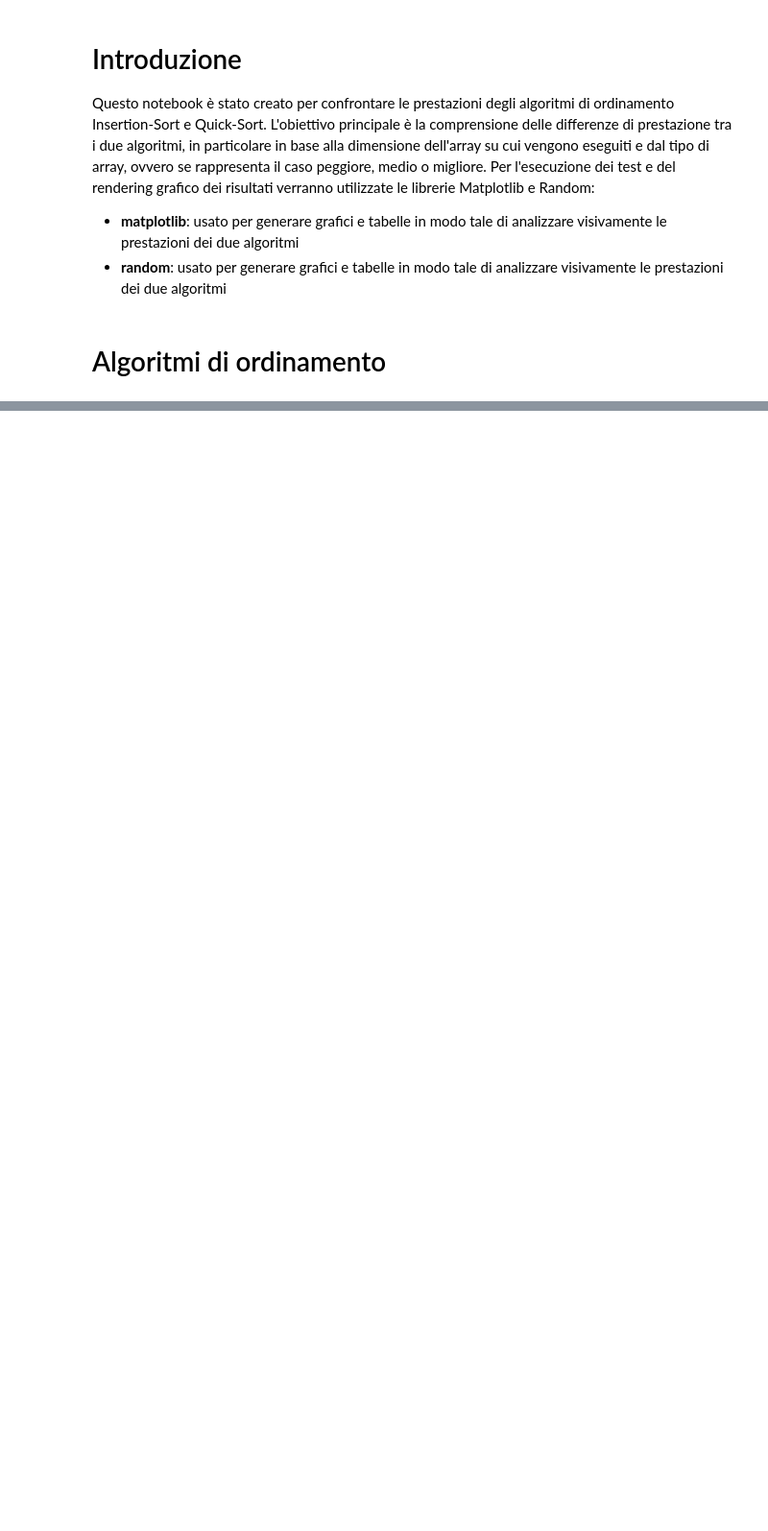
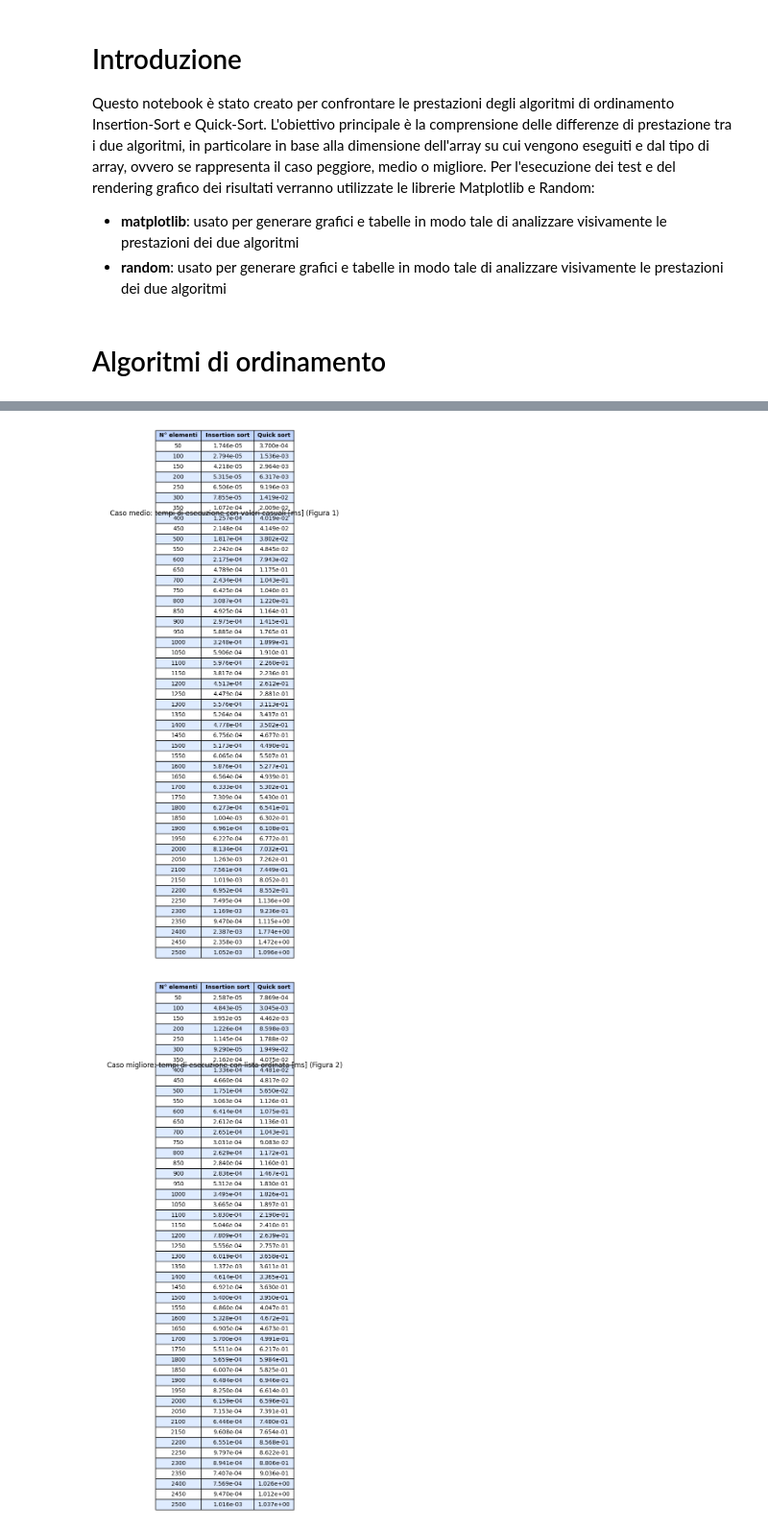
Before and after one commit to federicomarra/asd-lab, a Jupyter notebook: insertion-sort-vs-quick-sort.ipynb, the cells around one changed output, grey strips where cells are left out. Shown: that part at 96% size. Drawn from its saved outputs; the diff is of its cells as text; code cells hidden in the pictures; blank space fills up the shorter version.

Commit message:
Tables created

```diff
--- a/insertion-sort-vs-quick-sort.ipynb
+++ b/insertion-sort-vs-quick-sort.ipynb
@@ -64,11 +60,3 @@ pk.dump(favorite_color, open("save.p", "wb"))
-# %%
-from timeit import default_timer as timer
-start = timer()
-for i in range(1,10):
-    print(i,end=",")
-end = timer()
-print()
-print((end - start)*1000, "ms")
 # %% [markdown]
 ### Complessità
 La complessità dell'algoritmo di Insertion-Sort è pari a $O(n^2)$, dove $n$ è la dimensione dell'array su cui viene eseguito.
@@ -135,0 +182,10 @@ for i in range(len(arrays)):
+# %%
+# Caso medio
+print("\nCaso medio:")
+AverageTimesInsertion, AverageTimesQuick = test(AverageArrays)
+# Caso migliore
+print("\n\nCaso migliore:")
+BestTimesInsertion, BestTimesQuick = test(BestArrays)
+# Caso peggiore
+print("\n\nCaso peggiore:")
+WorstTimesInsertion, WorstTimesQuick = test(WorstArrays)
@@ -135,0 +245,39 @@ for i in range(len(arrays)):
+# %%
+# Intestazioni delle tabelle
+Headers = ("N° elementi", "Insertion sort", "Quick sort")
+
+
+# Generazione tabella tempi caso medio
+AverageData = [
+    [i for i in range(step, step * (nTests + 1), step)],
+    ["{:.3e}".format(val) for val in AverageTimesInsertion],
+    ["{:.3e}".format(val) for val in AverageTimesQuick]
+]
+AverageTitle = "Caso medio: tempi di esecuzione con valori casuali [ms] (Figura 1)"
+
+drawTable(AverageData, Headers, AverageTitle)
+
+
+# Generazione tabella tempi caso migliore
+BestData = [
+    [i for i in range(step, step * (nTests + 1), step)],
+    ["{:.3e}".format(val) for val in BestTimesInsertion],
+    ["{:.3e}".format(val) for val in BestTimesQuick]
+]
+BestTitle = "Caso migliore: tempi di esecuzione con lista ordinata [ms] (Figura 2)"
+
+drawTable(BestData, Headers, BestTitle)
+
+
+# Generazione tabella tempi caso peggiore
+WorstData = [
+    [i for i in range(step, step * (nTests + 1), step)],
+    ["{:.3e}".format(val) for val in WorstTimesInsertion],
+    ["{:.3e}".format(val) for val in WorstTimesQuick]
+]
+WorstTitle = "Caso peggiore: tempi di esecuzione con lista ordinata inversamente [ms] (Figura 3)"
+
+drawTable(WorstData, Headers, WorstTitle)
+# %% [output]
+[figure, added]
+[figure, added]
```
Also changed, not shown: parts of 17 cells of this notebook.
